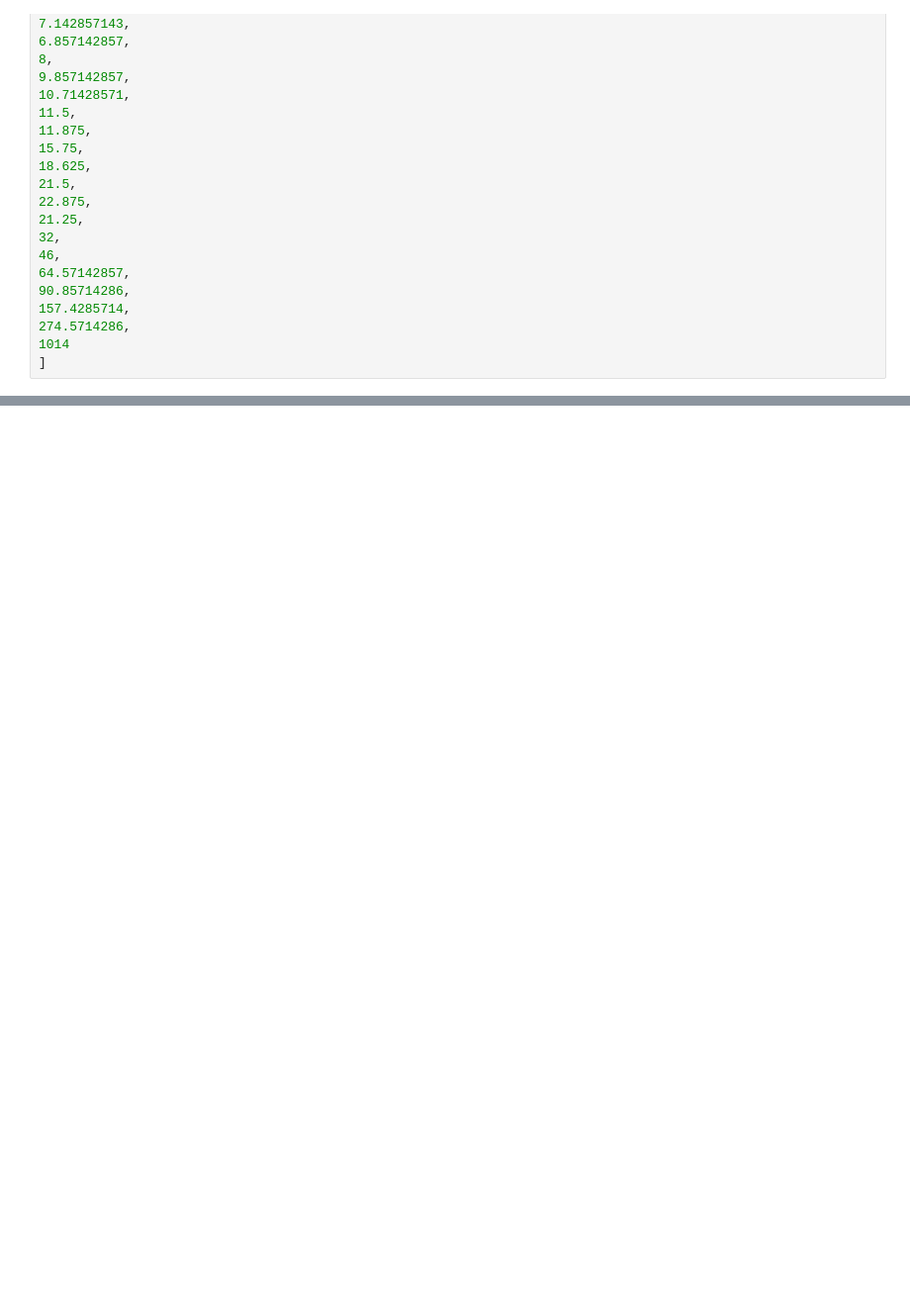
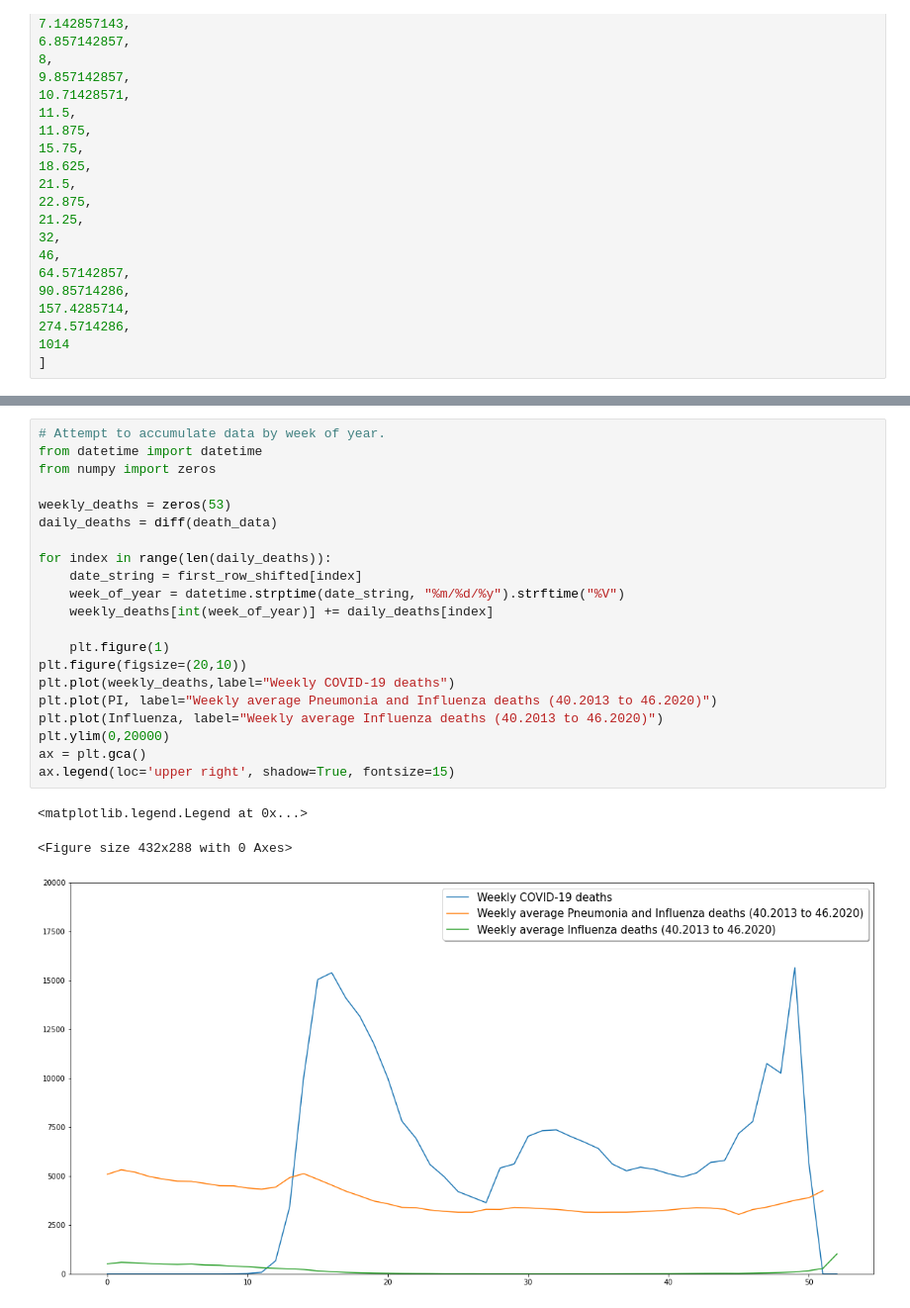
Before and after one commit to kootsoop/DSP.SE, a Jupyter notebook: Python/DeathRateComparisons.ipynb, the cells around one changed output, grey strips where cells are left out. Shown at 99% size. Saved outputs shown, nothing was run; the diff lists cells and outputs as text; blank space fills up the shorter version.

```diff
--- a/Python/DeathRateComparisons.ipynb
+++ b/Python/DeathRateComparisons.ipynb
@@ -217,0 +173,25 @@ print(daily_deaths)
+# %%
+# Attempt to accumulate data by week of year.
+from datetime import datetime
+from numpy import zeros
+
+weekly_deaths = zeros(53)
+daily_deaths = diff(death_data)
+
+for index in range(len(daily_deaths)):
+    date_string = first_row_shifted[index]
+    week_of_year = datetime.strptime(date_string, "%m/%d/%y").strftime("%V")
+    weekly_deaths[int(week_of_year)] += daily_deaths[index]
+
+    plt.figure(1)
+plt.figure(figsize=(20,10))
+plt.plot(weekly_deaths,label="Weekly COVID-19 deaths")
+plt.plot(PI, label="Weekly average Pneumonia and Influenza deaths (40.2013 to 46.2020)")
+plt.plot(Influenza, label="Weekly average Influenza deaths (40.2013 to 46.2020)")
+plt.ylim(0,20000)
+ax = plt.gca()
+ax.legend(loc='upper right', shadow=True, fontsize=15)
+# %% [output]
+<matplotlib.legend.Legend at 0x...>
+<Figure size 432x288 with 0 Axes>
+[figure, added]
```
Also changed, not shown: parts of 5 cells of this notebook, 5 other files.
